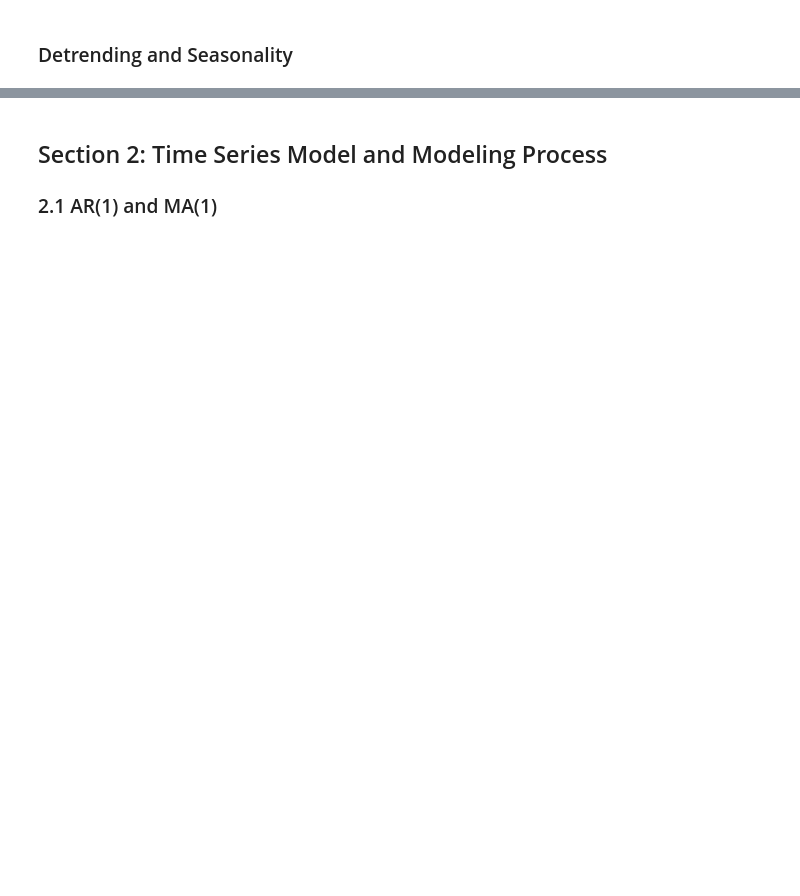
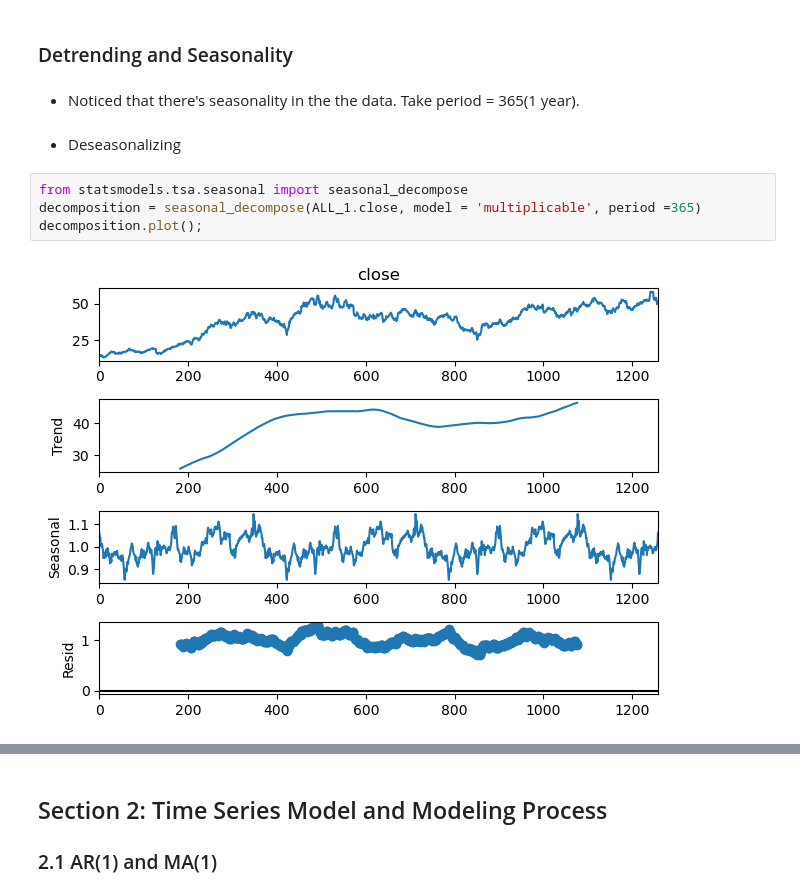
Before and after one commit to wangyeye66/5221-Final-Project, a Jupyter notebook: Code_5221.ipynb, the cells around one changed output, grey strips where cells are left out. Saved outputs shown, nothing was run; the diff lists cells and outputs as text; blank space fills up the shorter version.

```diff
--- a/Code_5221.ipynb
+++ b/Code_5221.ipynb
@@ -98,2 +98,12 @@ plt.show()
 # %% [markdown]
 ### Detrending and Seasonality
+# %% [markdown]
+- Noticed that there's seasonality in the the data. Take period = 365(1 year).
+# %% [markdown]
+- Deseasonalizing
+# %%
+from statsmodels.tsa.seasonal import seasonal_decompose
+decomposition = seasonal_decompose(ALL_1.close, model = 'multiplicable', period =365)
+decomposition.plot();
+# %% [output]
+[figure, added]
```
Also changed, not shown: parts of 22 cells of this notebook.
